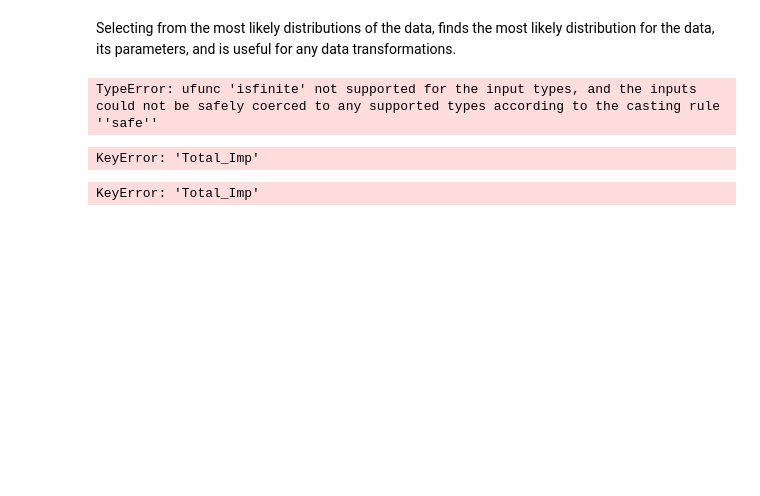
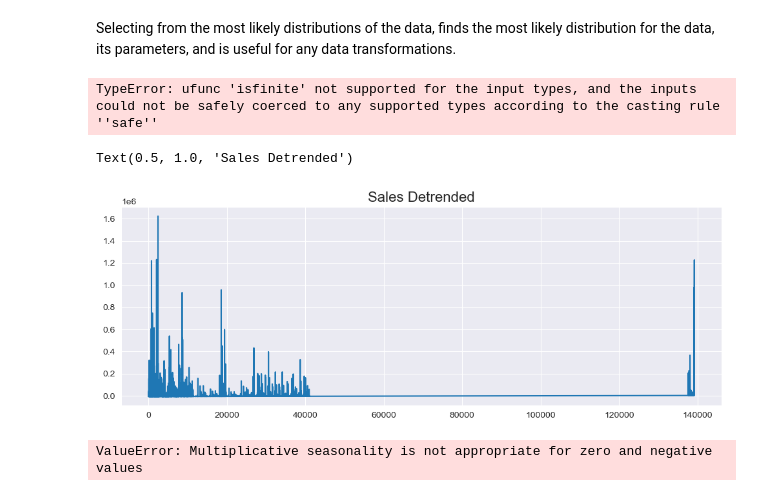
Before and after one commit to NA-Git/Bayesian_Methods, a Jupyter notebook: attribution/MMM/EDA.ipynb, the cells around one changed output. Saved outputs shown, nothing was run; the diff lists cells and outputs as text; code cells hidden in the pictures; blank space fills up the shorter version.

```diff
--- a/attribution/MMM/EDA.ipynb
+++ b/attribution/MMM/EDA.ipynb
@@ -300,19 +323,20 @@ for var in df:
 # %% [output]
 TypeError: ufunc 'isfinite' not supported for the input types, and the inputs could not be safely coerced to any supported types according to the casting rule ''safe''
 # %%
-detrended = signal.detrend(df['Total_Imp'].values)
+detrended = signal.detrend(df_dm_smaller['Impressions'].values)
 plt.rcParams.update({'figure.figsize': (12,4)})
 plt.plot(detrended)
 plt.title('Sales Detrended', fontsize=16)
 # %% [output]
-KeyError: 'Total_Imp'
+Text(0.5, 1.0, 'Sales Detrended')
+[figure, added]
 # %%
-result_mul = seasonal_decompose(df['Total_Imp'].values, model='multiplicative', period=52)
-deseasonalized = df['Total_Imp'].values / result_mul.seasonal
+result_mul = seasonal_decompose(df_dm_smaller['Impressions'].values, model='multiplicative', period=52)
+deseasonalized = df_dm_smaller['Total_Imp'].values / result_mul.seasonal
 plt.plot(deseasonalized)
 plt.title('Impressions Deseasonalized', fontsize=16)
 plt.plot()
 # %% [output]
-KeyError: 'Total_Imp'
+ValueError: Multiplicative seasonality is not appropriate for zero and negative values
 # %%
 plt.rcParams.update({'figure.figsize':(10,4), 'figure.dpi':120})
```
Also changed, not shown: parts of 30 cells of this notebook, 1 other file.
